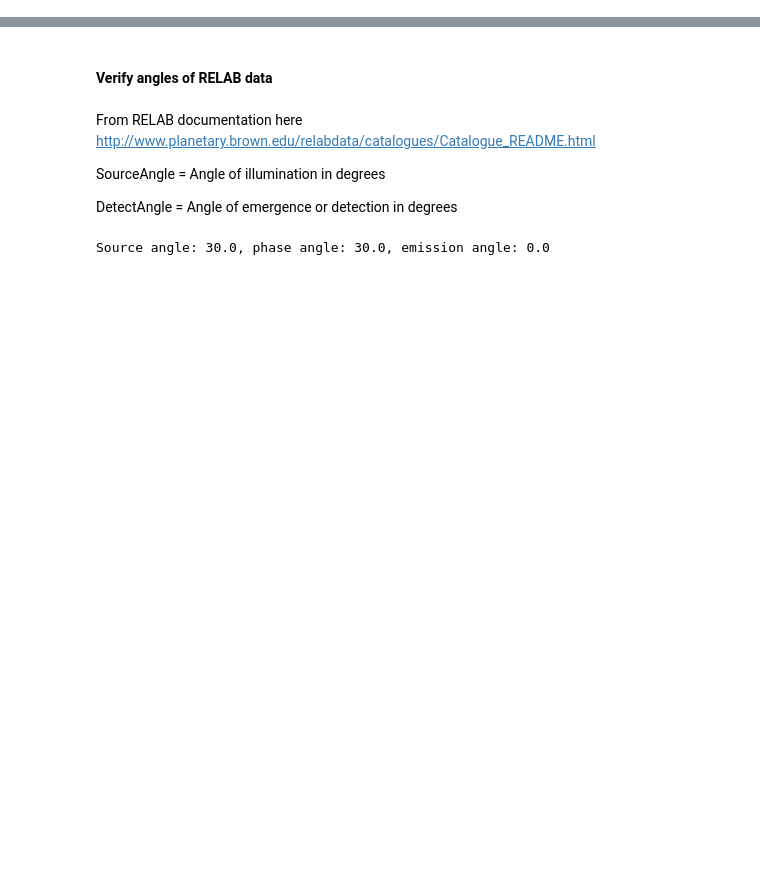
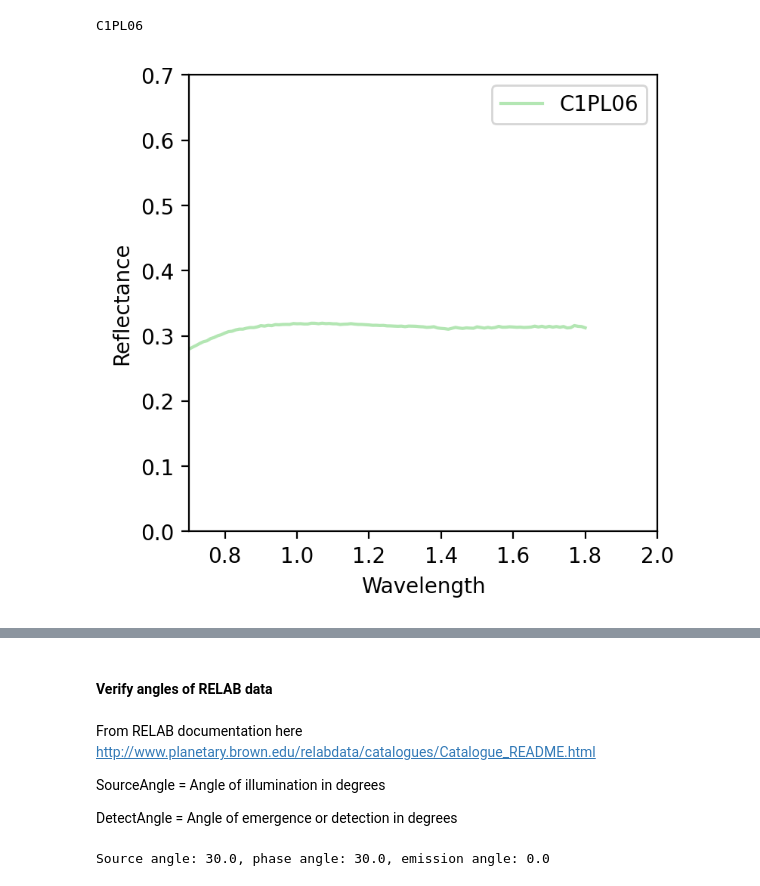
Before and after one commit to marinakiseleva/spectral_analysis, a Jupyter notebook: notebooks/Endmembers.ipynb, the cells around one changed output, grey strips where cells are left out. Saved outputs shown, nothing was run; the diff lists cells and outputs as text; code cells hidden in the pictures; blank space fills up the shorter version.

```diff
--- a/notebooks/Endmembers.ipynb
+++ b/notebooks/Endmembers.ipynb
@@ -8,3 +46,25 @@ pd.set_option('display.max_rows', 1000)
+# %%
+import matplotlib.pyplot as plt
+fig, ax = plt.subplots(figsize=(4, 4), dpi=200)
+l = a['SpectrumID'].tolist()
+colors = [LIGHT_GREEN, DARK_GREEN, LIGHT_BLUE, PINK, DARK_BLUE, RED, "black", "blue", "yellow"]
+for index, specid in enumerate(l):
+    print(specid)
+    cur_data= get_reflectance_data(spectrum_id=specid, spectra_db=relab_db, CRISM_match=False)
+    ax.plot(cur_data['Wavelength(micron)'],
+            cur_data['Reflectance'],
+            color=colors[index],
+            label=specid)
+ax.set_ylabel("Reflectance")
+ax.set_xlabel("Wavelength")
+ax.set_ylim((0, 0.7))
+ax.set_xlim((min(cur_data['Wavelength(micron)']), 2))
+plt.legend()
+plt.show()
+# fig.savefig(MODULE_DIR + "/output/figures/endmembers.pdf")
+# %% [output]
+C1PL06
+[figure, added]
 # %%
 USGS_data = get_USGS_data("olivine (Fo80)", CRISM_match=False)
 # %%
```
Also changed, not shown: parts of 7 cells of this notebook, 7 other files.
